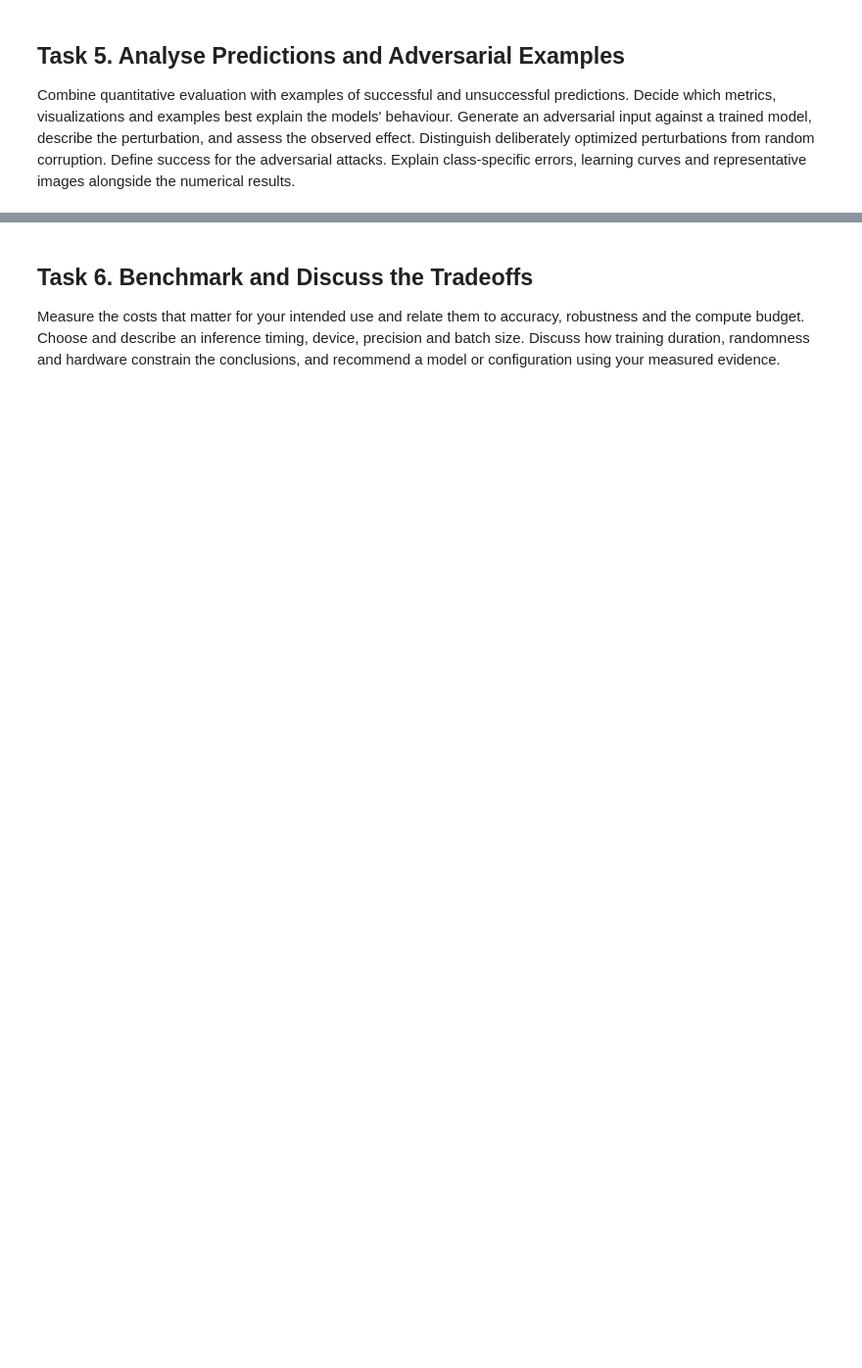
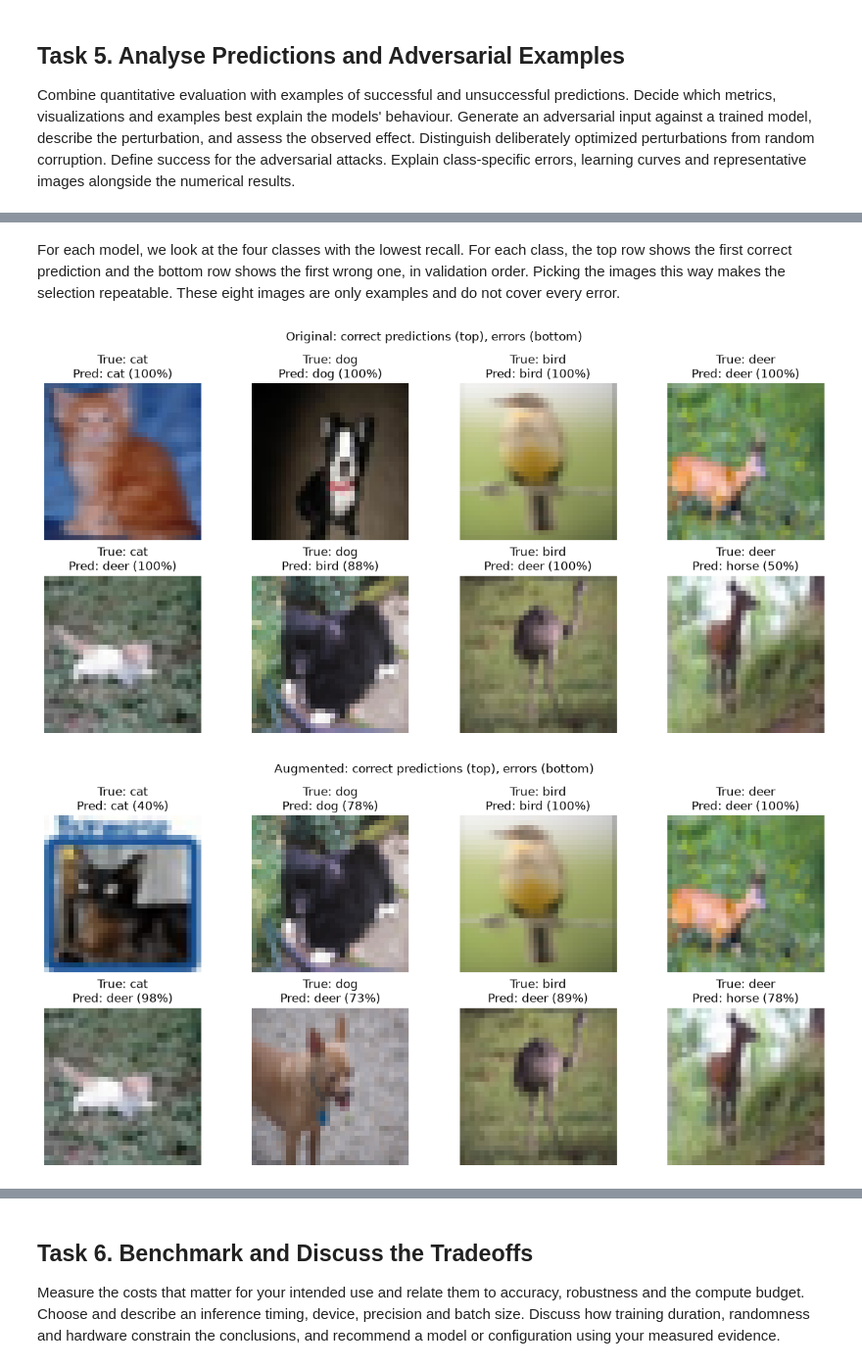
Before and after one commit to TheArtemis/ID2223-Scalable-Machine-Learning-and-Deep-Learning, a Jupyter notebook: assignments/ass1/lab-assignment-notebook.ipynb, the cells around one changed output, grey strips where cells are left out. Shown at 98% size. Cells and saved outputs as stored; diff of their text form; code cells hidden in the pictures; blank space fills up the shorter version.

```diff
--- a/assignments/ass1/lab-assignment-notebook.ipynb
+++ b/assignments/ass1/lab-assignment-notebook.ipynb
@@ -1402,0 +1565,24 @@ Combine quantitative evaluation with examples of successful and unsuccessful pre
+# %% [markdown]
+For each model, we look at the four classes with the lowest recall. For each class, the top row shows the first correct prediction and the bottom row shows the first wrong one, in validation order. Picking the images this way makes the selection repeatable. These eight images are only examples and do not cover every error.
+# %%
+for name, predictions in clean_predictions.items():
+    recall = predictions.groupby("target").correct.mean().sort_values()
+    fig, axes = plt.subplots(2, 4, figsize=(12, 6))
+    for col, target in enumerate(recall.index[:4]):
+        for row, correct in enumerate([True, False]):
+            example = predictions[
+                (predictions.target == target) & (predictions.correct == correct)
+            ].iloc[0]
+            ax = axes[row, col]
+            ax.imshow(database.data[int(example.image_id)])
+            predicted = class_names[int(example.prediction)]
+            ax.set_title(
+                f"True: {class_names[target]}\nPred: {predicted} ({example.confidence:.0%})"
+            )
+            ax.axis("off")
+    fig.suptitle(f"{name}: correct predictions (top), errors (bottom)")
+    plt.tight_layout()
+    plt.show()
+# %% [output]
+[figure, added]
+[figure, added]
```
Also changed, not shown: parts of 23 cells of this notebook, 16 other files.
